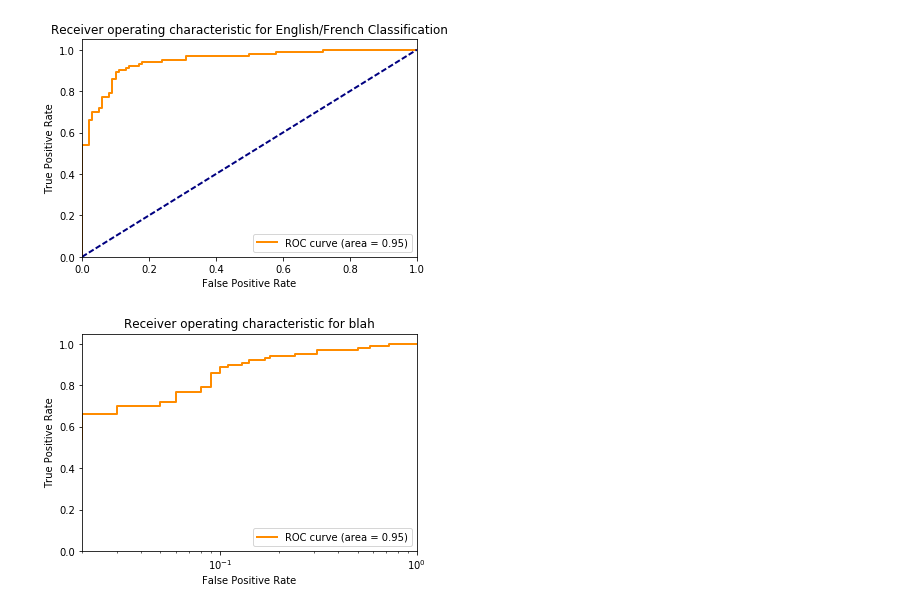
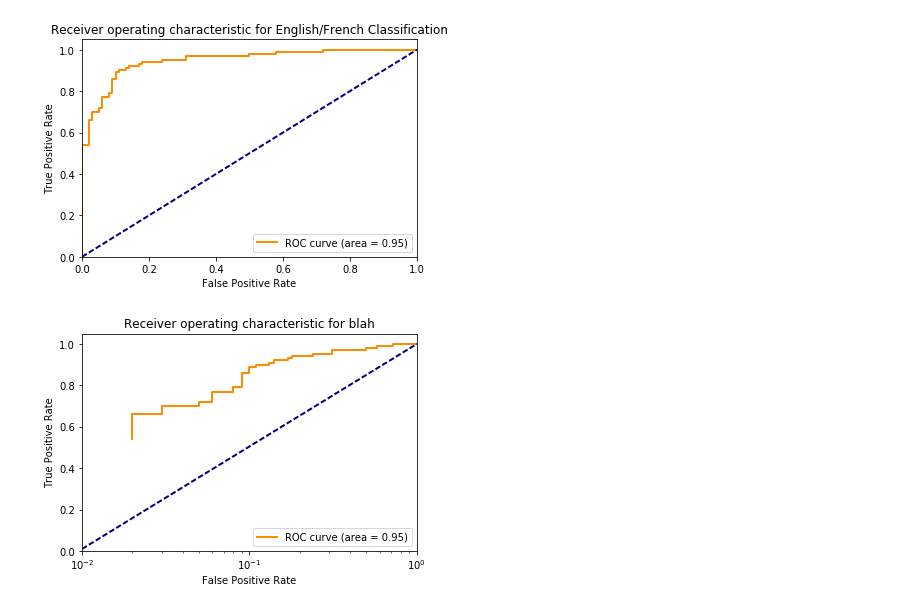
Before and after one commit to ad1m/Language_Detection, a Jupyter notebook: CS 6240 - Project 2-Part-1.ipynb, the cells around one changed output. Cells and saved outputs as stored; diff of their text form; code cells hidden in the pictures.

```diff
--- a/CS 6240 - Project 2-Part-1.ipynb
+++ b/CS 6240 - Project 2-Part-1.ipynb
@@ -339,15 +339,15 @@ plot_roc_auc_curve(fpr, tpr, roc, 'English/French Classification')
 # %%
 plt.figure()
 lw = 2
 plt.semilogx(fpr, tpr, color='darkorange',
          lw=lw, label='ROC curve (area = %0.2f)' % roc_auc)
-plt.plot([0, 1], [0, 1], color='navy', lw=lw, linestyle='--')
+plt.semilogx([np.min(fpr), 1], [0., 1], color='navy', lw=lw, linestyle='--')
 plt.xlim([0.0, 1.0])
 plt.ylim([0.0, 1.05])
 plt.xlabel('False Positive Rate')
 plt.ylabel('True Positive Rate')
 plt.title('Receiver operating characteristic for ' + 'blah')
 plt.legend(loc="lower right")
 plt.show()
 # %% [output]
-[figure, old version]
+[figure, new version]
```
